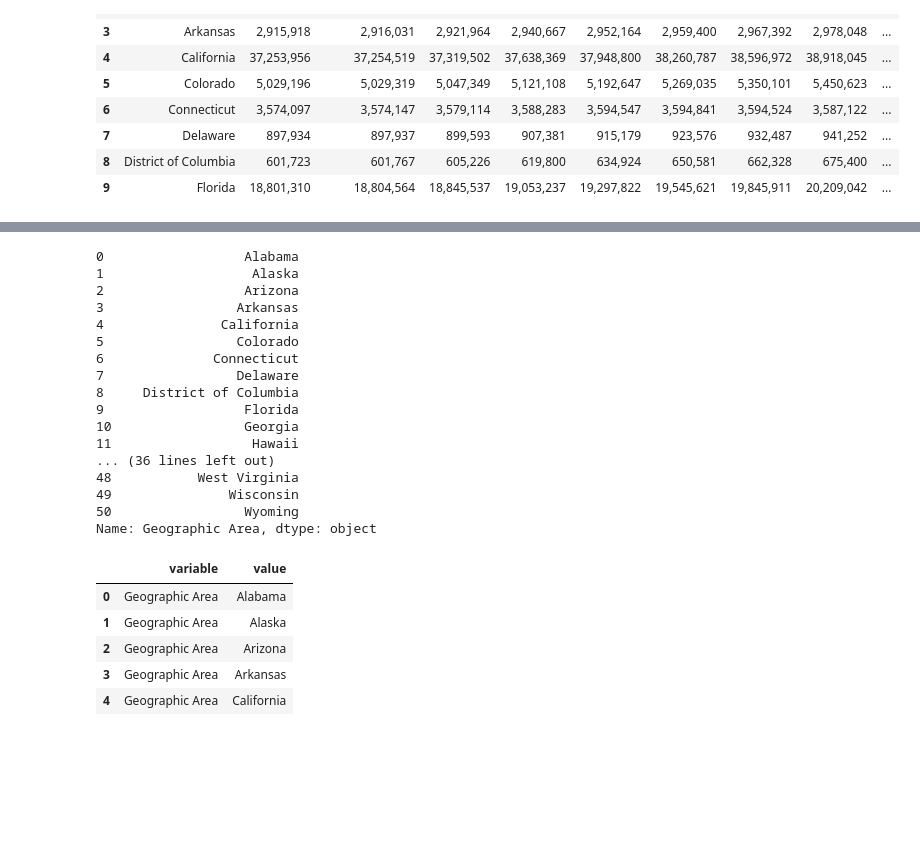
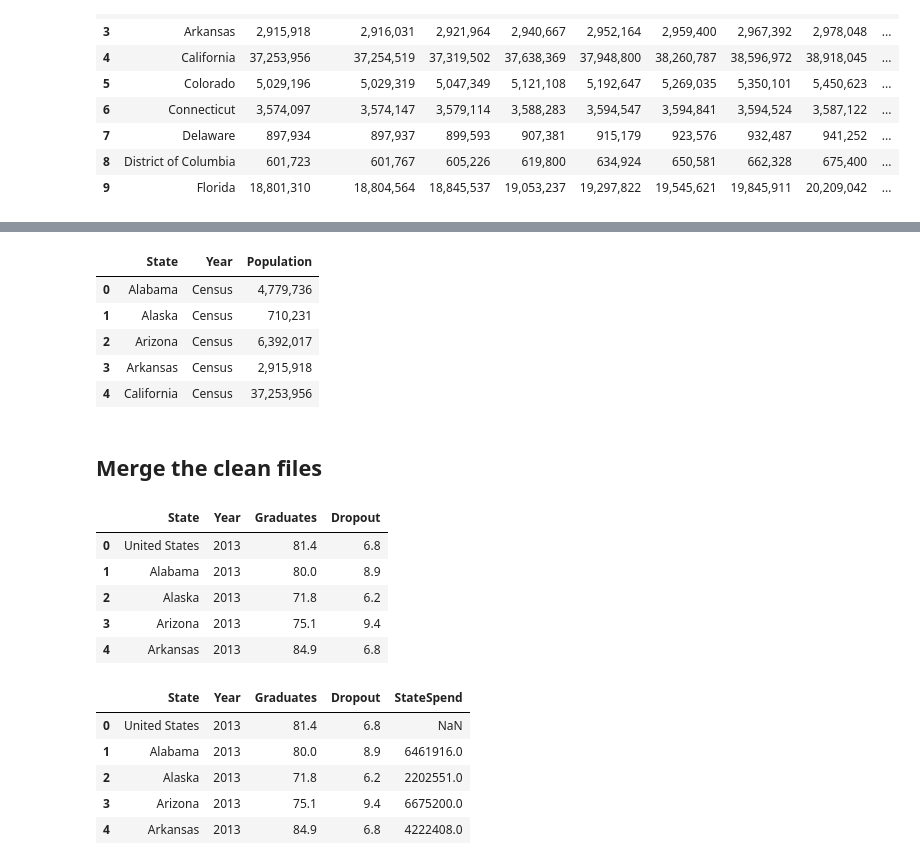
Before and after one commit to shayleelaura/Independent_Capstone, a Jupyter notebook: State Student Spending Case Study.ipynb, the cells around one changed output, grey strips where cells are left out. Drawn from its saved outputs; the diff is of its cells as text; code cells hidden in the pictures; blank space fills up the shorter version.

```diff
--- a/State Student Spending Case Study.ipynb
+++ b/State Student Spending Case Study.ipynb
@@ -216,31 +206,15 @@ print(Pop['Geographic Area'])
 Name: Geographic Area, dtype: object
 # %%
 #Flip Columns
-columnname = Pop['Geographic Area']
-print(columnname)
-Pop = pd.melt(Pop)
+Pop.rename(columns = {'Geographic Area': 'State'}, inplace = True)
+Pop = Pop.melt(id_vars = ['State'], var_name='Year', value_name = 'Population')
 Pop.head()
 # %% [output]
-0                  Alabama
-1                   Alaska
-2                  Arizona
-3                 Arkansas
-4               California
-5                 Colorado
-6              Connecticut
-7                 Delaware
-8     District of Columbia
-9                  Florida
-10                 Georgia
-11                  Hawaii
-... (36 lines left out)
-48           West Virginia
-49               Wisconsin
-50                 Wyoming
-Name: Geographic Area, dtype: object
-|  | variable | value |
-| 0 | Geographic Area | Alabama |
-| 1 | Geographic Area | Alaska |
-| 2 | Geographic Area | Arizona |
-| 3 | Geographic Area | Arkansas |
-| 4 | Geographic Area | California |
+|  | State | Year | Population |
+| 0 | Alabama | Census | 4,779,736 |
+| 1 | Alaska | Census | 710,231 |
+| 2 | Arizona | Census | 6,392,017 |
+| 3 | Arkansas | Census | 2,915,918 |
+| 4 | California | Census | 37,253,956 |
+# %% [markdown]
+## Merge the clean files
@@ -246,0 +235,22 @@ Name: Geographic Area, dtype: object
+# %%
+#merge graduate and drop data
+grad_drop_merge = Grad.merge(Drop, on = ['Year', 'State'], how = 'left')
+grad_drop_merge.head()
+# %% [output]
+|  | State | Year | Graduates | Dropout |
+| 0 | United States | 2013 | 81.4 | 6.8 |
+| 1 | Alabama | 2013 | 80.0 | 8.9 |
+| 2 | Alaska | 2013 | 71.8 | 6.2 |
+| 3 | Arizona | 2013 | 75.1 | 9.4 |
+| 4 | Arkansas | 2013 | 84.9 | 6.8 |
+# %%
+#Merge state spending data
+all_spend_merge = grad_drop_merge.merge(StateSpend, on = ['Year', 'State'], how = 'left')
+all_spend_merge.head()
+# %% [output]
+|  | State | Year | Graduates | Dropout | StateSpend |
+| 0 | United States | 2013 | 81.4 | 6.8 | NaN |
+| 1 | Alabama | 2013 | 80.0 | 8.9 | 6461916.0 |
+| 2 | Alaska | 2013 | 71.8 | 6.2 | 2202551.0 |
+| 3 | Arizona | 2013 | 75.1 | 9.4 | 6675200.0 |
+| 4 | Arkansas | 2013 | 84.9 | 6.8 | 4222408.0 |
```
Also changed, not shown: parts of 14 cells of this notebook, 8 other files.
